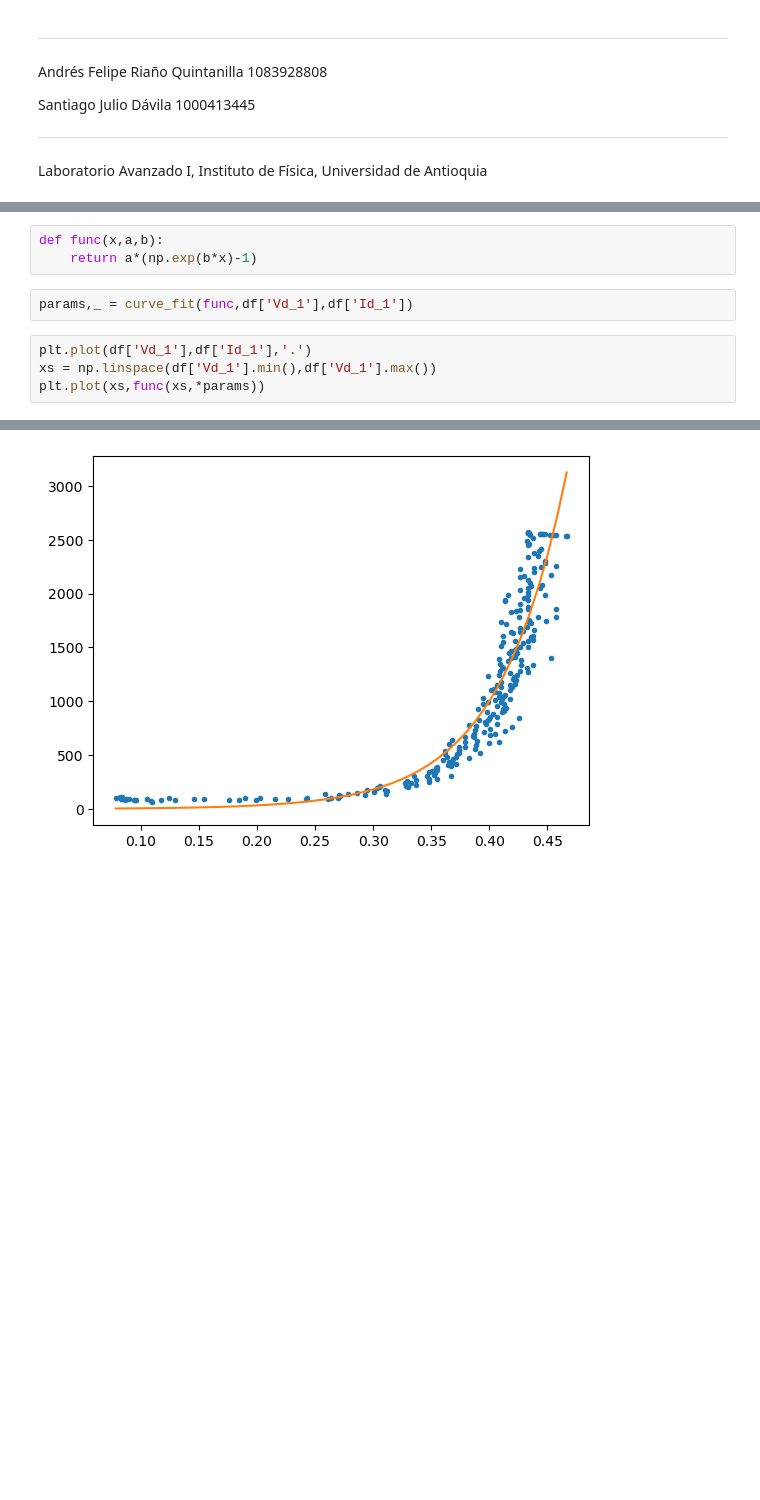
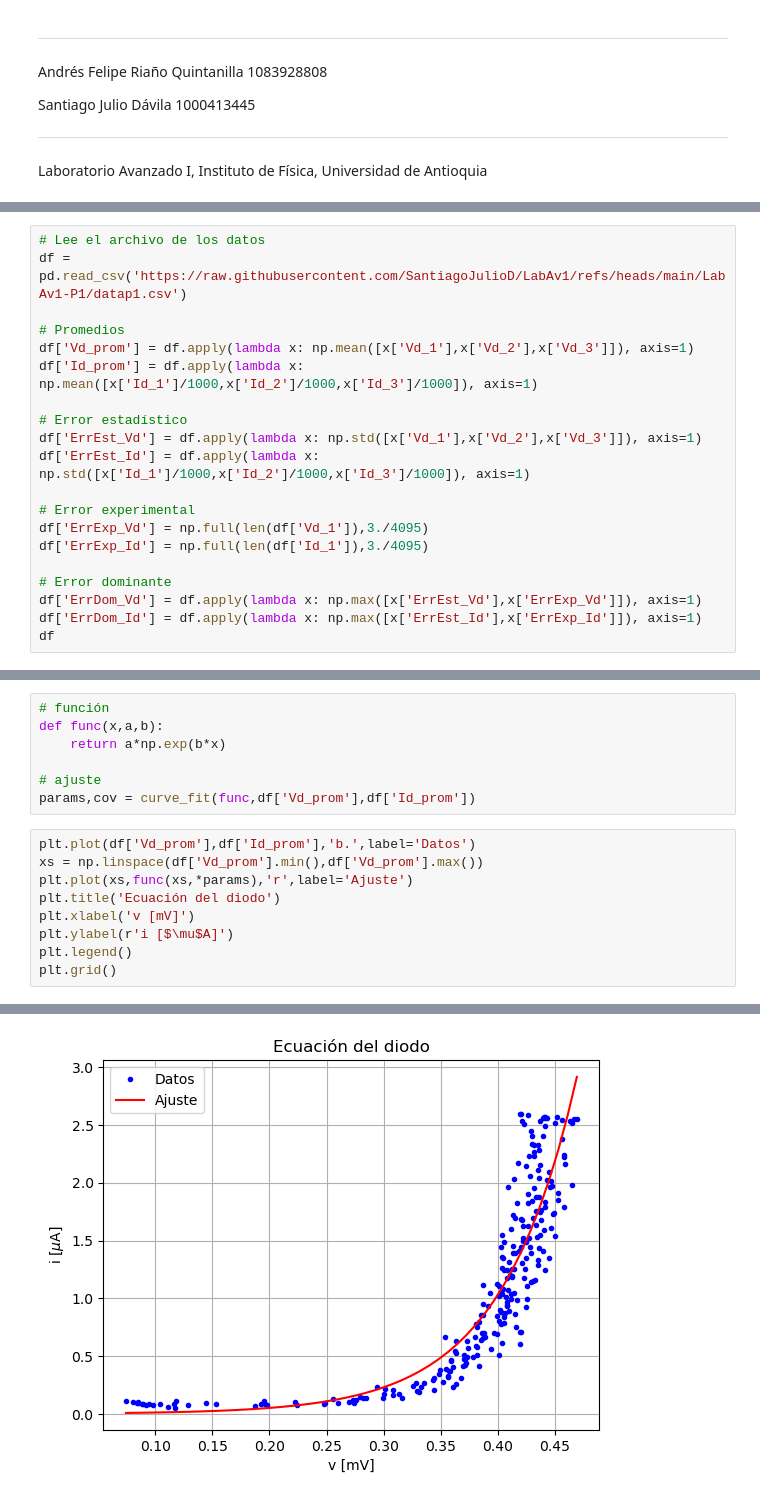
Before and after one commit to SantiagoJulioD/LabAv1, a Jupyter notebook: LabAv1-P1/LabAv1_P1.ipynb, the cells around one changed output, grey strips where cells are left out. Drawn from its saved outputs; the diff is of its cells as text; blank space fills up the shorter version.

```diff
--- a/LabAv1-P1/LabAv1_P1.ipynb
+++ b/LabAv1-P1/LabAv1_P1.ipynb
@@ -40,0 +113,20 @@ df
+# %%
+# Lee el archivo de los datos
+df = pd.read_csv('https://raw.githubusercontent.com/SantiagoJulioD/LabAv1/refs/heads/main/LabAv1-P1/datap1.csv')
+
+# Promedios
+df['Vd_prom'] = df.apply(lambda x: np.mean([x['Vd_1'],x['Vd_2'],x['Vd_3']]), axis=1)
+df['Id_prom'] = df.apply(lambda x: np.mean([x['Id_1']/1000,x['Id_2']/1000,x['Id_3']/1000]), axis=1)
+
+# Error estadístico
+df['ErrEst_Vd'] = df.apply(lambda x: np.std([x['Vd_1'],x['Vd_2'],x['Vd_3']]), axis=1)
+df['ErrEst_Id'] = df.apply(lambda x: np.std([x['Id_1']/1000,x['Id_2']/1000,x['Id_3']/1000]), axis=1)
+
+# Error experimental
+df['ErrExp_Vd'] = np.full(len(df['Vd_1']),3./4095)
+df['ErrExp_Id'] = np.full(len(df['Id_1']),3./4095)
+
+# Error dominante
+df['ErrDom_Vd'] = df.apply(lambda x: np.max([x['ErrEst_Vd'],x['ErrExp_Vd']]), axis=1)
+df['ErrDom_Id'] = df.apply(lambda x: np.max([x['ErrEst_Id'],x['ErrExp_Id']]), axis=1)
+df
@@ -41,10 +151,17 @@ df
 # %%
+# función
 def func(x,a,b):
-    return a*(np.exp(b*x)-1)
+    return a*np.exp(b*x)
+
+# ajuste
+params,cov = curve_fit(func,df['Vd_prom'],df['Id_prom'])
-# %%
-params,_ = curve_fit(func,df['Vd_1'],df['Id_1'])
 # %%
-plt.plot(df['Vd_1'],df['Id_1'],'.')
-xs = np.linspace(df['Vd_1'].min(),df['Vd_1'].max())
-plt.plot(xs,func(xs,*params))
+plt.plot(df['Vd_prom'],df['Id_prom'],'b.',label='Datos')
+xs = np.linspace(df['Vd_prom'].min(),df['Vd_prom'].max())
+plt.plot(xs,func(xs,*params),'r',label='Ajuste')
+plt.title('Ecuación del diodo')
+plt.xlabel('v [mV]')
+plt.ylabel(r'i [$\mu$A]')
+plt.legend()
+plt.grid()
 # %% [output]
@@ -52 +168 @@ plt.plot(xs,func(xs,*params))
-[figure, old version]
+[figure, new version]
```
Also changed, not shown: parts of 19 cells of this notebook.
